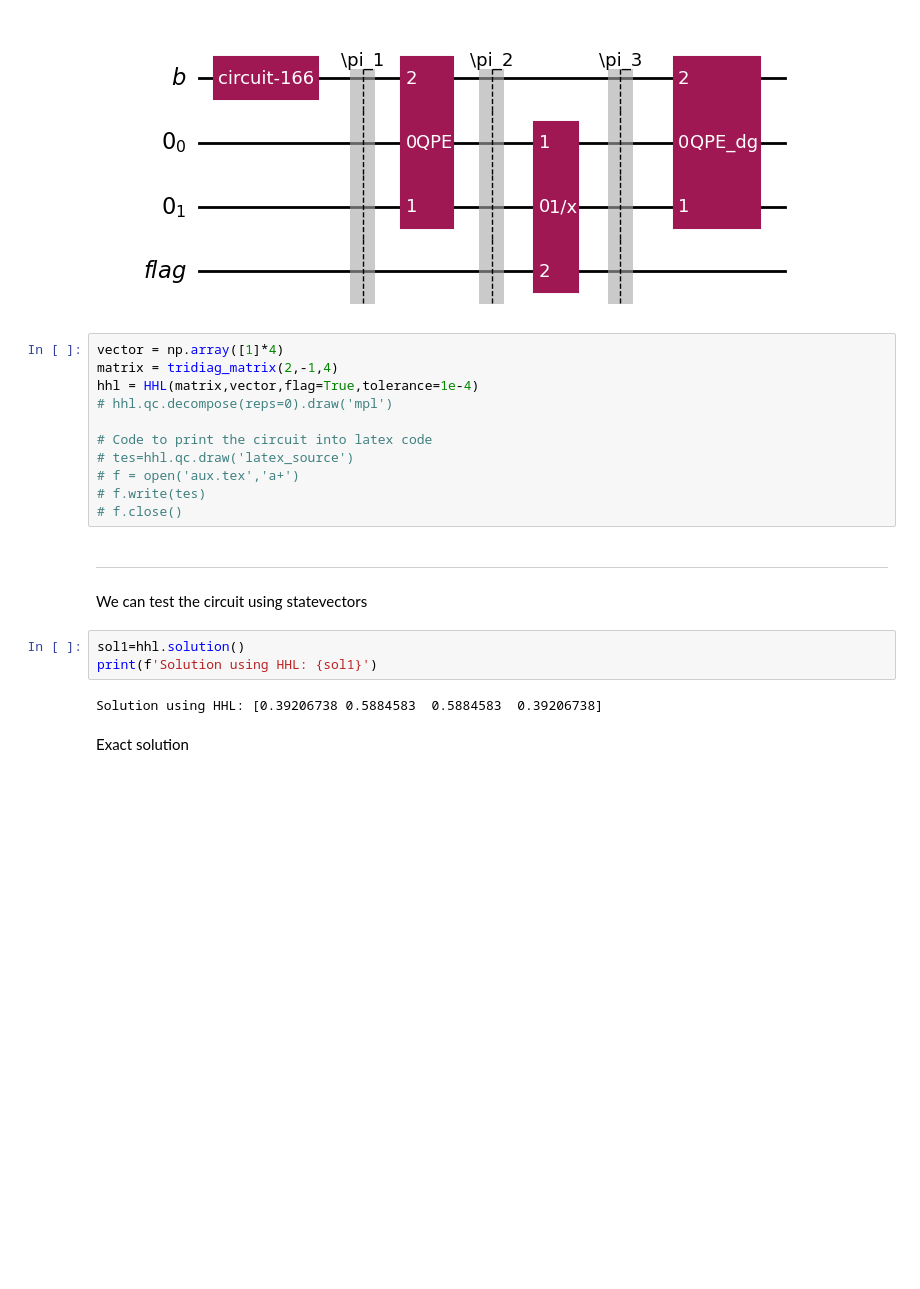
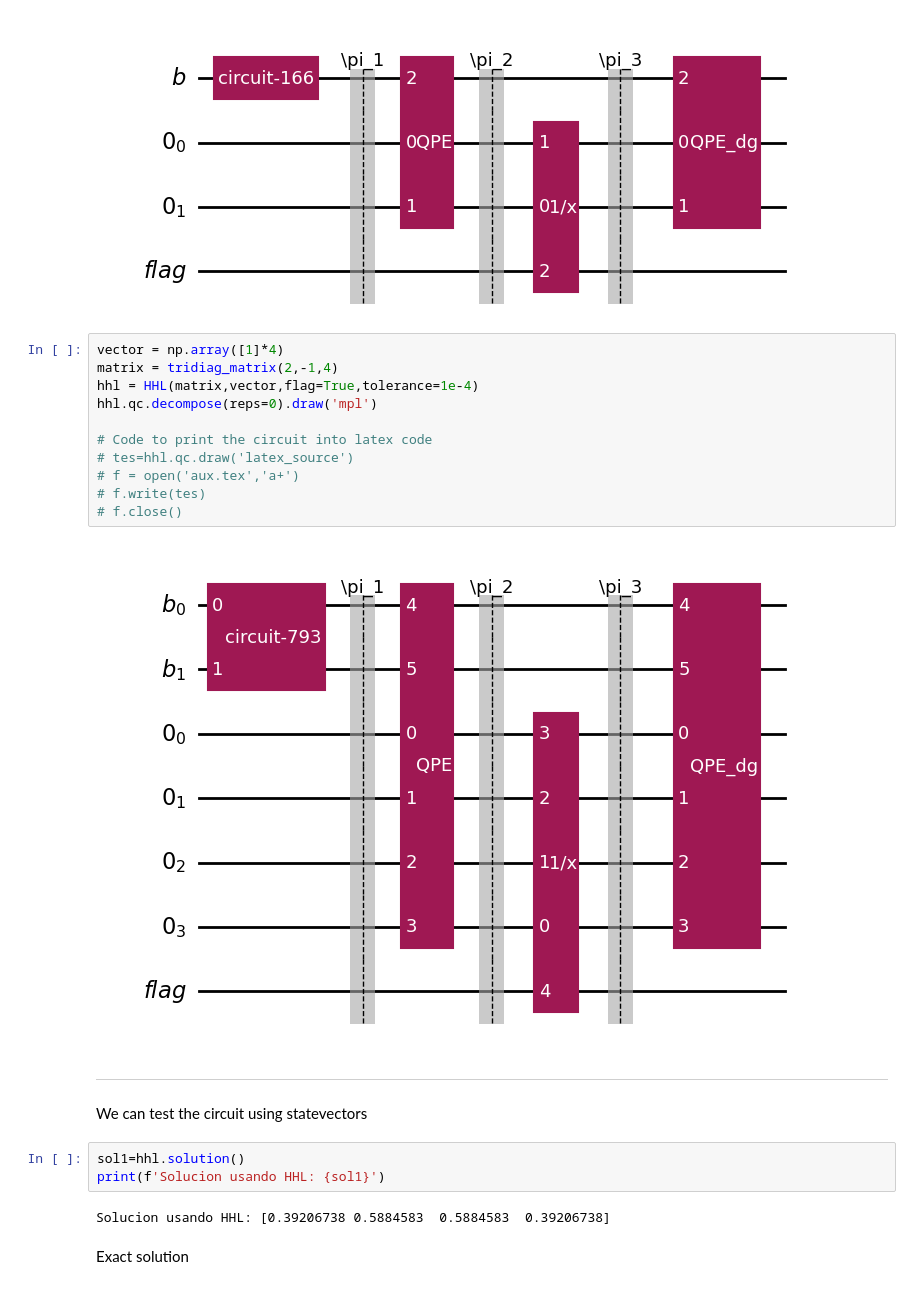
Before and after one commit to Nicofero/CITMAGA, a Jupyter notebook: Pruebas_Qiskit.ipynb, the cells around one changed output. Saved outputs shown, nothing was run; the diff lists cells and outputs as text; blank space fills up the shorter version.

```diff
--- a/Pruebas_Qiskit.ipynb
+++ b/Pruebas_Qiskit.ipynb
@@ -53,22 +53,24 @@ hhl.qc.draw('mpl')
 # %%
 vector = np.array([1]*4)
 matrix = tridiag_matrix(2,-1,4)
 hhl = HHL(matrix,vector,flag=True,tolerance=1e-4)
-# hhl.qc.decompose(reps=0).draw('mpl')
+hhl.qc.decompose(reps=0).draw('mpl')
 
 # Code to print the circuit into latex code
 # tes=hhl.qc.draw('latex_source')
 # f = open('aux.tex','a+')
 # f.write(tes)
 # f.close()
+# %% [output]
+[figure, added]
 # %% [markdown]
 -----
 We can test the circuit using statevectors
 # %%
 sol1=hhl.solution()
-print(f'Solution using HHL: {sol1}')
+print(f'Solucion usando HHL: {sol1}')
 # %% [output]
-Solution using HHL: [0.39206738 0.5884583  0.5884583  0.39206738]
+Solucion usando HHL: [0.39206738 0.5884583  0.5884583  0.39206738]
 # %% [markdown]
 Exact solution
 # %%
```
Also changed, not shown: parts of 2 cells of this notebook, 1 other file.
